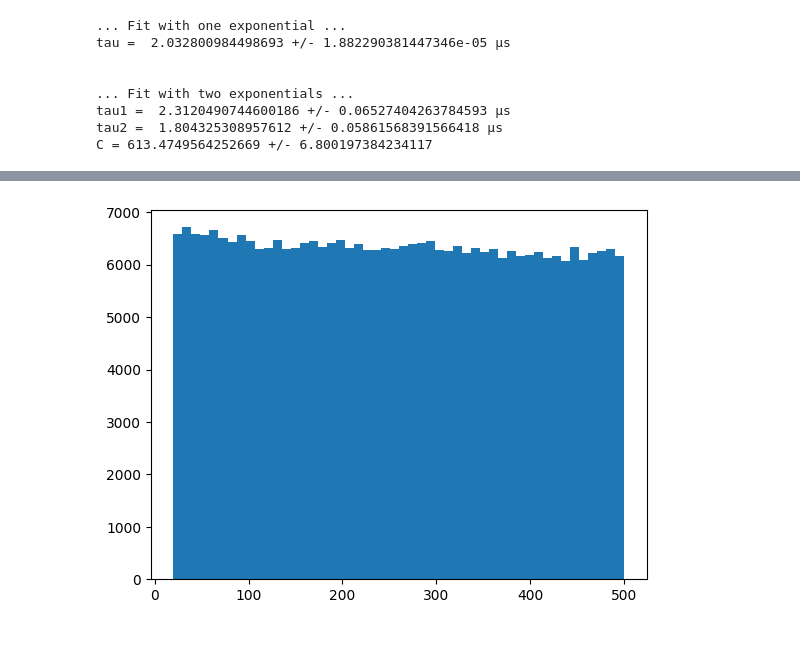
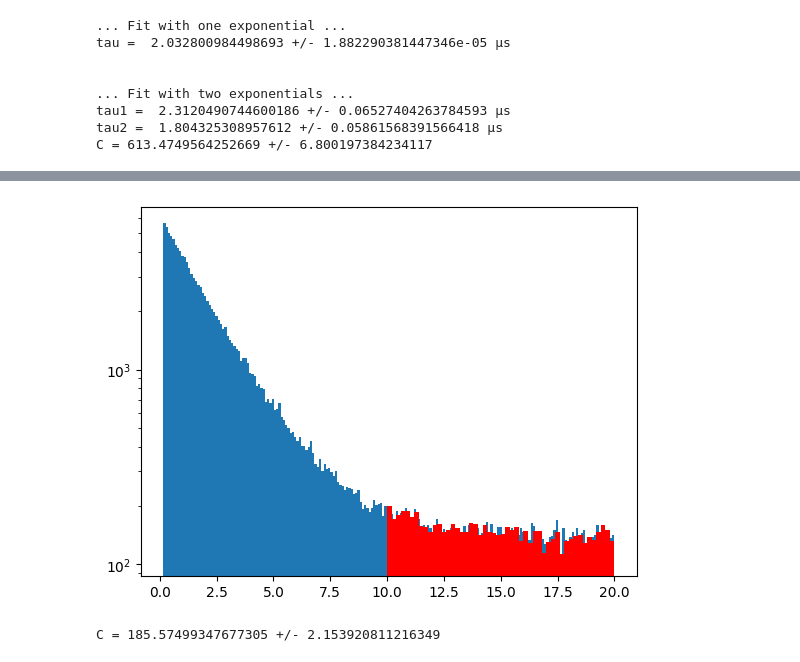
Before and after one commit to hindtaibi/BigMuoneXperiment, a Jupyter notebook: BigAnalysis.ipynb, the cells around one changed output, grey strips where cells are left out. Cells and saved outputs as stored; diff of their text form; code cells hidden in the pictures.

```diff
--- a/BigAnalysis.ipynb
+++ b/BigAnalysis.ipynb
@@ -541,19 +664,29 @@ C = 613.4749564252669 +/- 6.800197384234117
 # %%
 def constant(x, C) : return C
 
-dt_min = 20
-dt_max = 500
+dt_min = 10
+dt_max = 20
 mask3 = nrj2[1:][(dt2<dt_max) & (dt2>dt_min) & (nrj2[:-1]<0.25e6) & (nrj2[1:]<0.25e6)] < nrj2[:-1][(dt2<dt_max) & (dt2>dt_min) & (nrj2[:-1]<0.25e6) & (nrj2[1:]<0.25e6)]
 
 dt_C = dt2[(dt2<dt_max) & (dt2>dt_min) & (nrj2[:-1]<0.25e6) & (nrj2[1:]<0.25e6)][mask3]
-N_bins = 45
+N_bins = 40
 hist = np.histogram(dt_C, bins = N_bins)
 x = hist[1][1:]-(hist[1][1]-hist[1][0])/2
 y = hist[0]
 y_err = np.sqrt(y)
 
+popt, cov = curve_fit(constant, x, y, p0 = np.array([600]), sigma = y_err, absolute_sigma = True)
+C = popt[0]
+C_err = np.sqrt(cov[0,0])
+
 plt.figure()
-plt.hist(dt_C, bins = 50)
+plt.hist(dt, bins = 200)
+plt.hist(dt_C, bins = 50, color = 'r')
+#plt.plot([dt_min, dt_max], [C, C])
+plt.yscale('log')
 plt.show()
+
+print("C =", C, "+/-", C_err)
 # %% [output]
-[figure, old version]
+[figure, new version]
+C = 185.57499347677305 +/- 2.153920811216349
```
Also changed, not shown: parts of 6 cells of this notebook, 2 other files.
